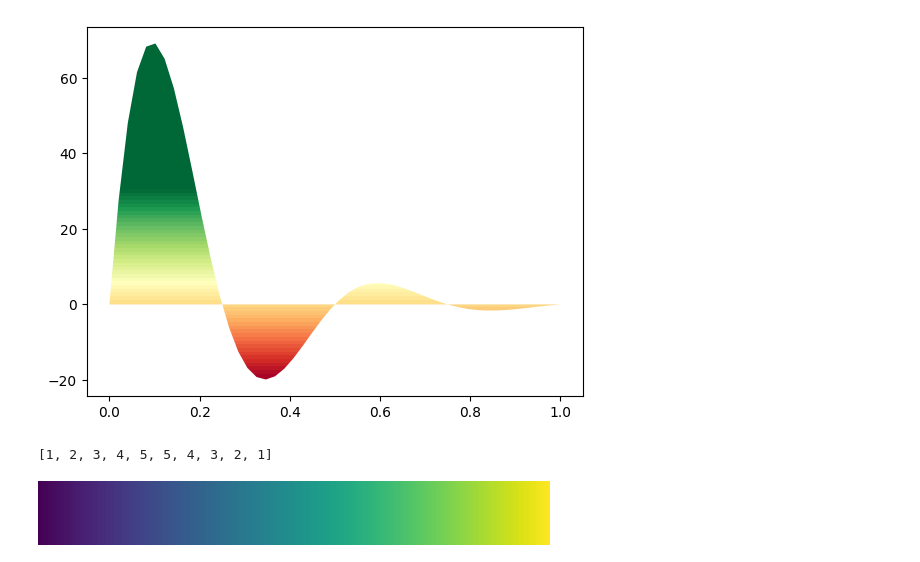
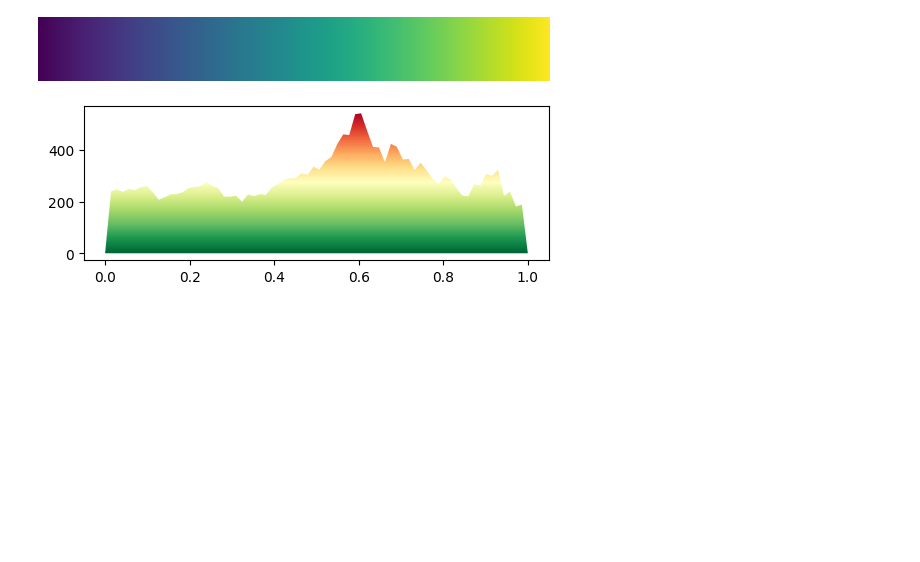
Before and after one commit to cliedl/co2_scheduler, a Jupyter notebook: streamlit/test.ipynb, the cells around one changed output. Cells and saved outputs as stored; diff of their text form; code cells hidden in the pictures; blank space fills up the shorter version.

Commit message:
Updated streamlit app to show prediction

```diff
--- a/streamlit/test.ipynb
+++ b/streamlit/test.ipynb
@@ -18,25 +0,0 @@ get_lat_long("Offenbach")
-# %%
-# create some sample data
-x = np.linspace(0, 1)
-y = np.sin(4 * np.pi * x) * np.exp(-5 * x) * 120
-
-fig, ax = plt.subplots()
-
-# plot only the outline of the polygon, and capture the result
-poly, = ax.fill(x, y, facecolor='none')
-
-# get the extent of the axes
-xmin, xmax = ax.get_xlim()
-ymin, ymax = ax.get_ylim()
-
-# create a dummy image
-img_data = np.arange(ymin, ymax, (ymax-ymin)/100.)
-img_data = img_data.reshape(img_data.size, 1)
-
-# plot and clip the image
-im = ax.imshow(img_data, aspect='auto', origin='lower', cmap="RdYlGn", extent=[
-               xmin, xmax, ymin, ymax], vmin=y.min(), vmax=30.)
-
-im.set_clip_path(poly)
-# %% [output]
-[figure, removed]
@@ -81,7 +1,45 @@ fig.show()
-# %%
-df['x'].tolist() + df['x'].tolist()[::-1]
-# %% [output]
-[1, 2, 3, 4, 5, 5, 4, 3, 2, 1]
 # %%
 # %% [output]
 [figure]
+# %%
+import numpy as np
+import matplotlib.pyplot as plt
+import pandas as pd
+import joblib
+import plotly.express as px
+import plotly as py
+
+
+x = np.linspace(0, 100, 24*3)
+y = np.sin(2*np.pi*x/100)**2
+
+df = pd.read_csv("../data/combined_data.csv")
+df = df.iloc[-24*3:]
+
+features = [key for key in df if "wind" in key] + ["month", "hour"]
+model = joblib.load("../models/xgb_1708455353.pkl")
+co2_predictions = model.predict(df[features])
+time_axis = np.linspace(0, 1, len(co2_predictions))
+
+x = time_axis
+y = co2_predictions
+y[0] = 0
+y[-1] = 0
+
+fig, ax = plt.subplots(figsize=(6, 2))
+# plot only the outline of the polygon, and capture the result
+poly, = ax.fill(x, y, facecolor='none')
+# get the extent of the axes
+xmin, xmax = ax.get_xlim()
+ymin, ymax = ax.get_ylim()
+# create a dummy image
+img_data = np.arange(ymin, ymax, (ymax-ymin)/100.)
+img_data = img_data.reshape(img_data.size, 1)
+
+# plot and clip the image
+im = ax.imshow(img_data, aspect='auto', origin='lower', cmap="RdYlGn_r", extent=[
+    xmin, xmax, ymin, ymax], vmin=y.min(), vmax=y.max())
+
+im.set_clip_path(poly)
+# %% [output]
+[figure, added]
```
Also changed, not shown: parts of 8 cells of this notebook, 8 other files.
